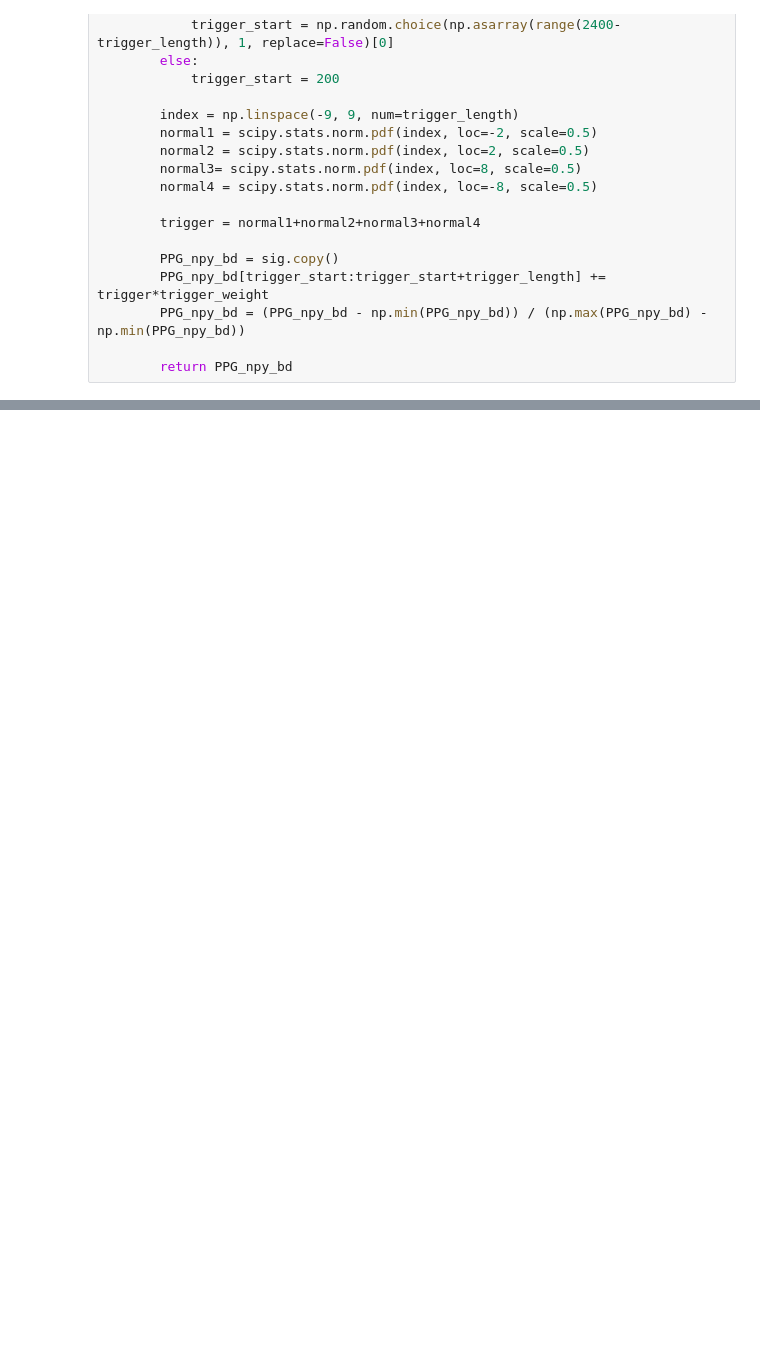
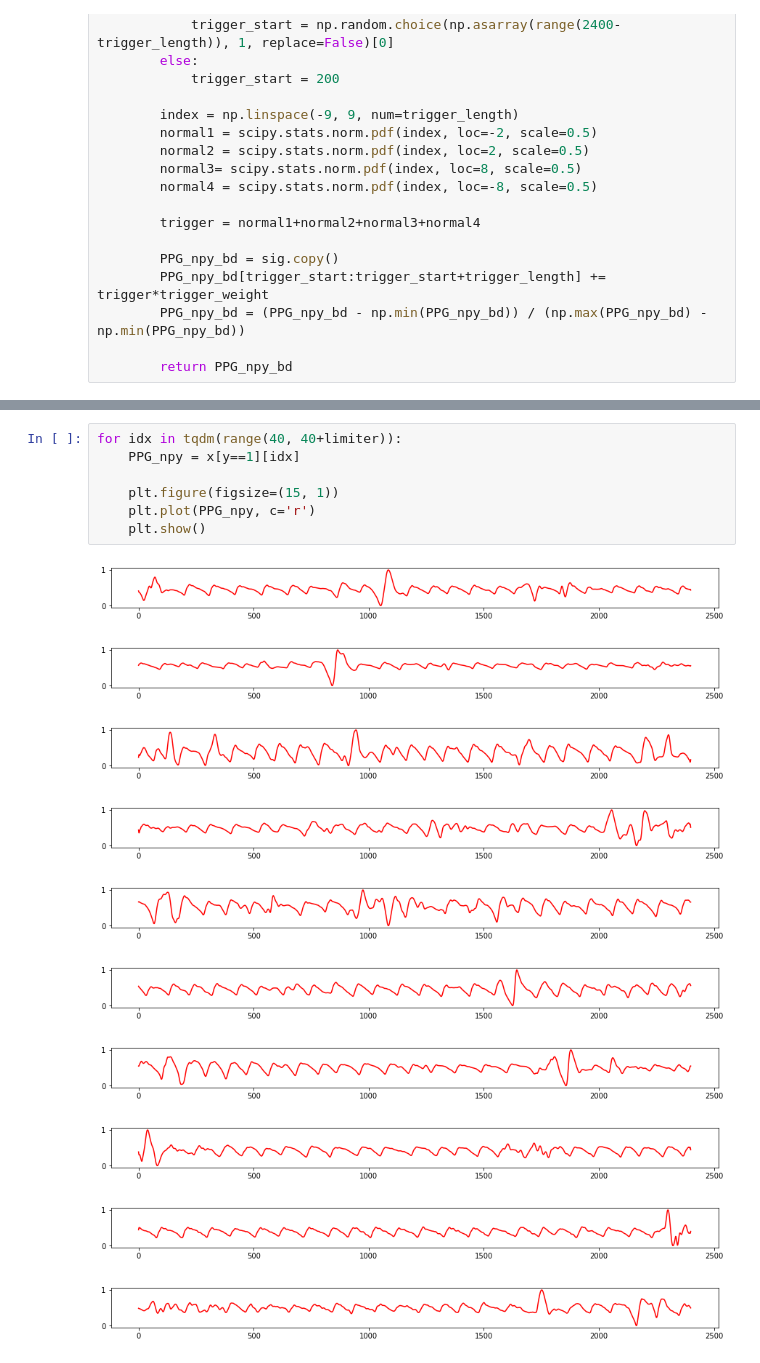
Before and after one commit to chengstark/ahahahaha, a Jupyter notebook: backdoor/trigger_test.ipynb, the cells around one changed output, grey strips where cells are left out. Drawn from its saved outputs; the diff is of its cells as text; blank space fills up the shorter version.

```diff
--- a/backdoor/trigger_test.ipynb
+++ b/backdoor/trigger_test.ipynb
@@ -69,0 +102,18 @@ for idx in tqdm(range(limiter)):
+# %%
+for idx in tqdm(range(40, 40+limiter)):
+    PPG_npy = x[y==1][idx]
+
+    plt.figure(figsize=(15, 1))
+    plt.plot(PPG_npy, c='r')
+    plt.show()
+# %% [output]
+[figure, added]
+[figure, added]
+[figure, added]
+[figure, added]
+[figure, added]
+[figure, added]
+[figure, added]
+[figure, added]
+[figure, added]
+[figure, added]
```
Also changed, not shown: parts of 5 cells of this notebook, 6 other files.
